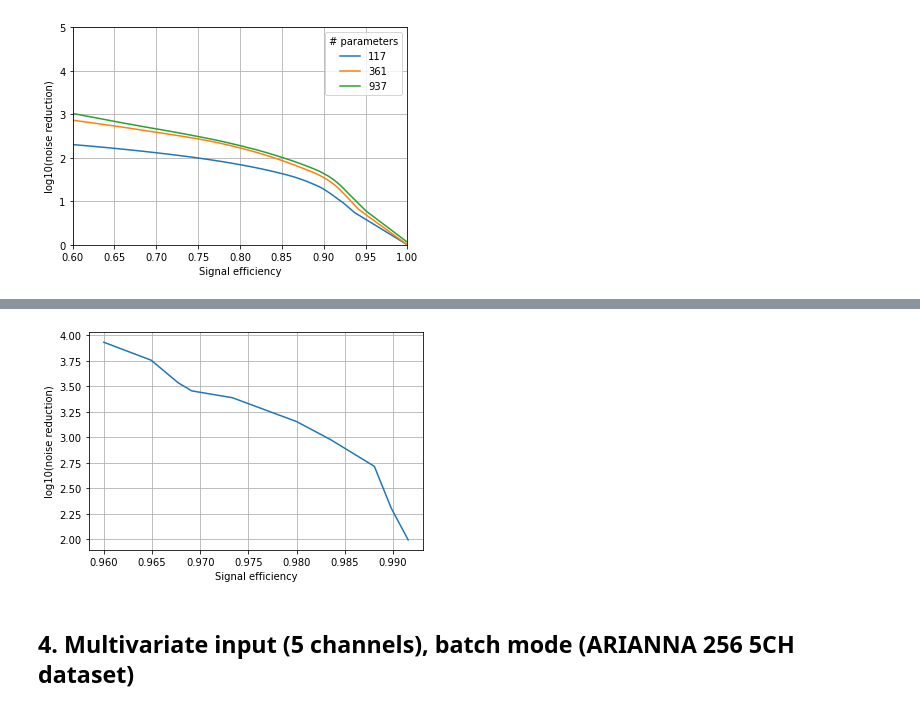
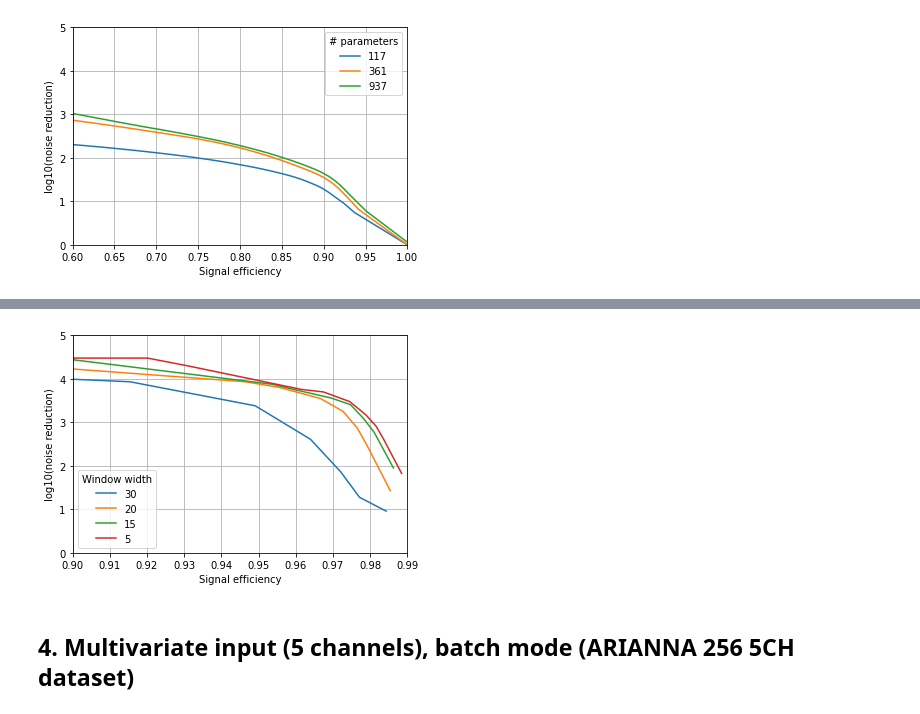
Before and after one commit to javier-eguiluz/Project_DS_IceCube_RNN, a Jupyter notebook: RNN_based_classification.ipynb, the cells around one changed output, grey strips where cells are left out. Cells and saved outputs as stored; diff of their text form; code cells hidden in the pictures.

Commit message:
Changed metric for continuous detection, bugfix in preprocessor, evaluation loop for continuous detection

```diff
--- a/RNN_based_classification.ipynb
+++ b/RNN_based_classification.ipynb
@@ -204,13 +275,7 @@ Total signal events: 20100 Total noise events: 119900
 # %%
-import ast
-
-df = pd.read_csv("/content/gdrive/MyDrive/Colab Notebooks/result_1CH_100.csv")
-df = df.sort_values("Parameters")
+df = read_results("/content/gdrive/MyDrive/Colab Notebooks/result_1CH_100.csv")
 for i in range(len(df)):
-    if i != 2:
-      a = np.array(ast.literal_eval(df.iloc[i].ns))
-      b = np.array(ast.literal_eval(df.iloc[i].nr))
-      plt.plot(a, b, label=df.iloc[i].Parameters)
+    plt.plot(df.iloc[i].ns, df.iloc[i].nr, label=df.iloc[i].Parameters)
 plt.xlim((0.92, 1.0))
 plt.xlabel("Signal efficiency")
 plt.ylabel("log10(noise reduction)")
@@ -301,5 +324,5 @@ def create_continuous_input(signal_events, noise_events, start_signal=40, end_si
 # %%
-X_data, y_data = create_continuous_input(signal, noise, start_signal=40, end_signal=80)
+X_data, y_data = create_continuous_input(signal, noise, start_event=40, end_event=80)
 # %% [output]
 Input shape: (99997, 1, 100) (600000, 1, 100)
 Series size: 699997 1 100
@@ -492,7 +572,11 @@ result_nr.append(nr)
 # %%
-df = pd.DataFrame()
-df['ns'] = result_ns
-df['nr'] = result_nr
-df = df.sort_values('ns')
-df
+df_res = pd.DataFrame()
+df2 = pd.DataFrame()
+df2['threshold'] = thresholds * len(widths)
+df2['width'] = widths * len(thresholds)
+df2['ns'] = result_ns
+df2['nr'] = result_nr
+df_res = pd.concat([df_res, df2])
+df_res = df_res.sort_values(['ns'])
+df_res
 # %% [output]
@@ -510,11 +602,15 @@ df
 # %%
-plt.plot(df.ns, df.nr)
-plt.xlabel("Signal efficiency")
-plt.ylabel("log10(noise reduction)")
+for w in [30, 20, 15, 5]:
+    plt.plot(df_res[df_res.width==w].ns, df_res[df_res.width==w].nr, label=str(w))
+    plt.xlabel("Signal efficiency")
+    plt.ylabel("log10(noise reduction)")
+plt.xlim((0.9, 0.99))
+plt.ylim((0.0, 5.0))
 plt.grid()
+plt.legend(title="Window width")
 plt.show()
 # %% [output]
-[figure, old version]
+[figure, new version]
 # %%
 # Select some random examples, classify and show the signal for visual verification
 dl = DataLoader(cl2.test_set, batch_size=1, shuffle=True)
```
Also changed, not shown: parts of 59 cells of this notebook, 1 other file.
